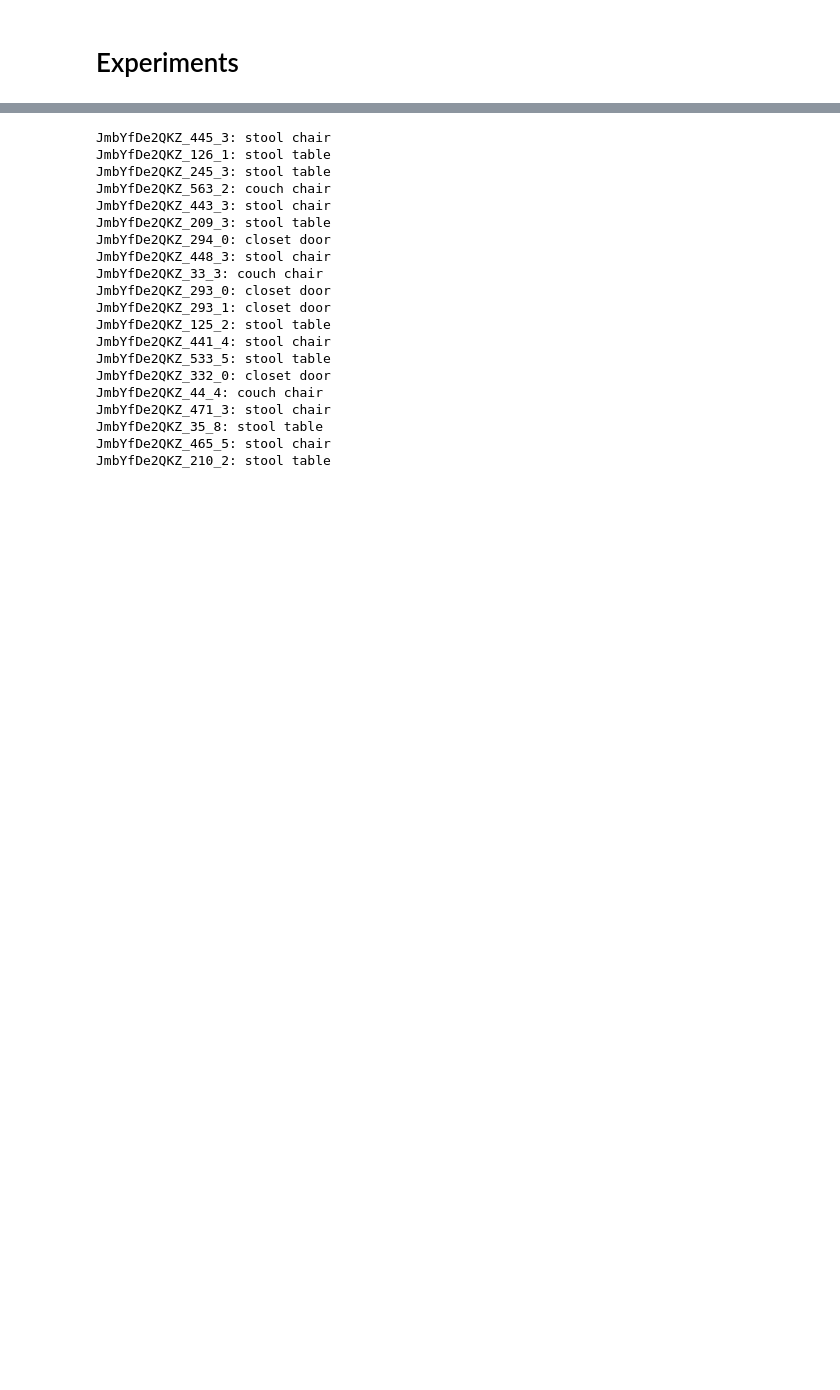
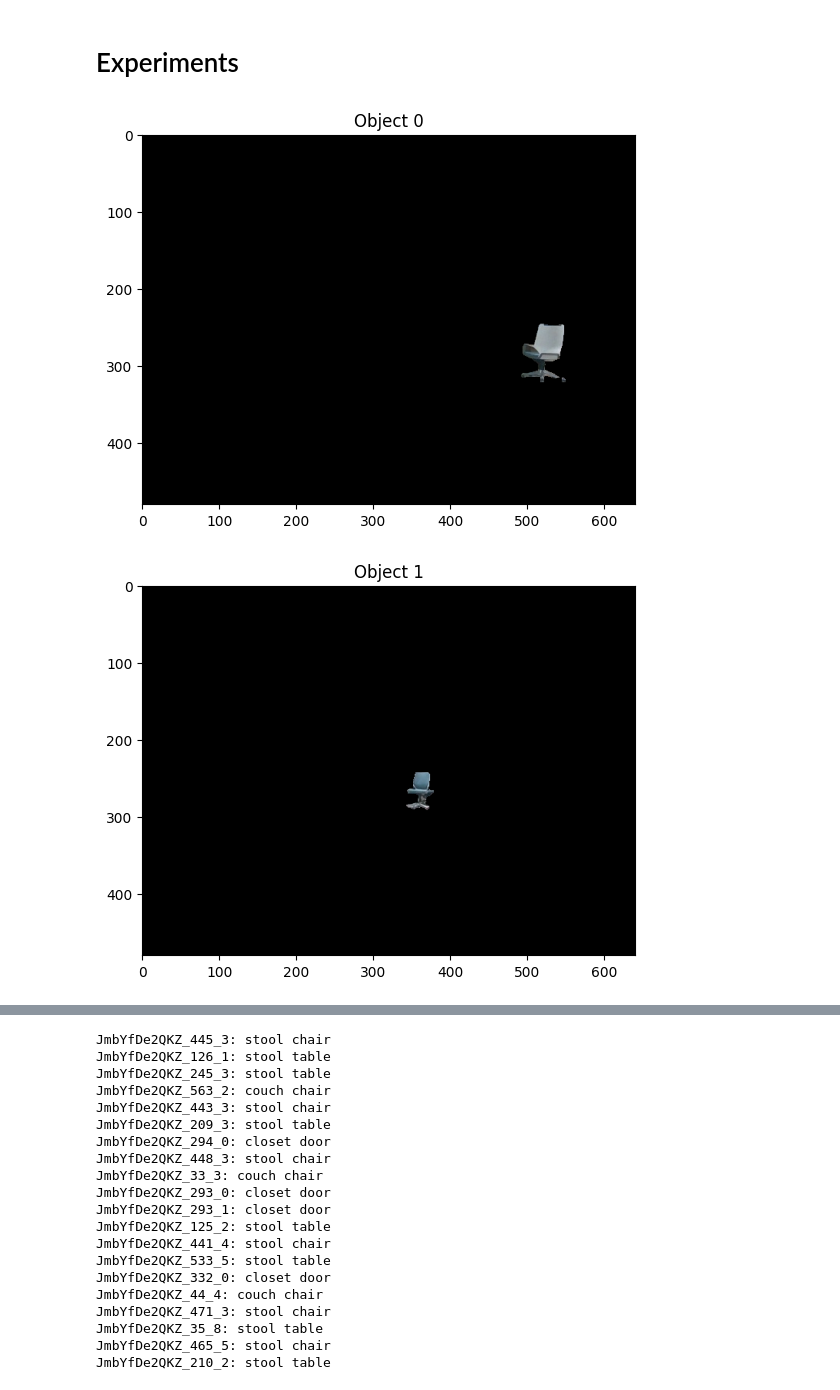
Before and after one commit to Smart-Wheelchair-RRC/instance-map, a Jupyter notebook: Instance_Map_2.ipynb, the cells around one changed output, grey strips where cells are left out. Drawn from its saved outputs; the diff is of its cells as text; code cells hidden in the pictures; blank space fills up the shorter version.

```diff
--- a/Instance_Map_2.ipynb
+++ b/Instance_Map_2.ipynb
@@ -109,8 +178,16 @@ def create_point_cloud(depth, mask, cam_mat, pose, color=(1, 0, 0), camera_heigh
 
     # Reproject the depth to 3D space
     rows, cols = np.where(mask)
+
+    depth_values = depth[rows, cols]
+    valid_depth_indices = (depth_values > 0) & (depth_values <= 4)
+
+    rows = rows[valid_depth_indices]
+    cols = cols[valid_depth_indices]
+    depth_values = depth_values[valid_depth_indices]
+
     points2d = np.vstack([cols, rows, np.ones_like(rows)])
-    depth_values = depth[rows, cols]
+
     cam_mat_inv = np.linalg.inv(cam_mat)
     points3d_cam = cam_mat_inv @ points2d * depth_values
 
@@ -119,14 +196,14 @@ def create_point_cloud(depth, mask, cam_mat, pose, color=(1, 0, 0), camera_heigh
     quat = pose[3:]
     rot = R.from_quat(quat).as_matrix()
 
-    # Apply rotation correction, to match the orientation z: backward, y: upward, and x: right
-    rot_ro_cam = np.eye(3)
-    rot_ro_cam[1, 1] = -1
-    rot_ro_cam[2, 2] = -1
-    rot = rot @ rot_ro_cam
+    # # Apply rotation correction, to match the orientation z: backward, y: upward, and x: right
+    # rot_ro_cam = np.eye(3)
+    # rot_ro_cam[1, 1] = -1
+    # rot_ro_cam[2, 2] = -1
+    # rot = rot @ rot_ro_cam
 
-    # Apply position correction
-    pos[1] += camera_height
+    # # Apply position correction
+    # pos[1] += camera_height
 
     # Create the pose matrix
     pose_matrix = np.eye(4)
@@ -214,15 +291,22 @@ for img_id, img_data in tqdm(img_dict.items()):
   # img = cv2.imread(img_path)
 
   depth = get_depth(img_id)
+
   pose = get_pose(img_id)
-  cam_mat = get_sim_cam_mat_with_fov(depth.shape[0], depth.shape[1], fov=90)
+  if pose is None:
+    continue
+
+  # cam_mat = get_sim_cam_mat_with_fov(depth.shape[0], depth.shape[1], fov=90)
+  cam_mat = get_realsense_cam_mat()
 
   for obj_id, obj_data in img_data['objs'].items():
     mask = obj_data['mask']
-    phrase = obj_data['phrase']
-    phrase = phrase.split()[0]
 
     pcd = create_point_cloud(depth, mask, cam_mat, pose)
+
+    if len(pcd.points) <= 0:
+      continue
+
     pcd = pcd.voxel_down_sample(voxel_size=0.01)
     pcd = fast_DBSCAN(pcd, eps=0.2, min_samples=200)
     obj_data['aabb'] = get_obj_bounds(pcd)
@@ -543,31 +668,34 @@ plt.show()
 # %%
 #Code to visualize separate masks for a single image
 
-img_id = 'JmbYfDe2QKZ_1'
+img_id = '1510'
 
 # Load the image
 img_path = img_dict[img_id]['img_path']
 img = cv2.imread(img_path)
 img = cv2.cvtColor(img, cv2.COLOR_BGR2RGB)  # Convert from BGR to RGB
 
 # Get the object data for the image
 objs = img_dict[img_id]['objs']
 
 # Loop through each object in the image
 for obj_index, obj_data in objs.items():
     # Get the mask for the object
     mask = obj_data['mask']
 
     # If the mask isn't a numpy array, convert it to one
     if not isinstance(mask, np.ndarray):
         mask = mask.numpy()
 
     # Apply the mask to the image. This assumes your mask is binary (0s and 1s).
     # If it isn't, you may need to adjust this step accordingly.
     masked_image = img * np.expand_dims(mask, axis=2)
 
     # Display the masked image
     plt.figure()
     plt.imshow(masked_image)
     plt.title(f"Object {obj_index}")
     plt.show()
+# %% [output]
+[figure, added]
+[figure, added]
```
Also changed, not shown: parts of 15 cells of this notebook, 3 other files.
